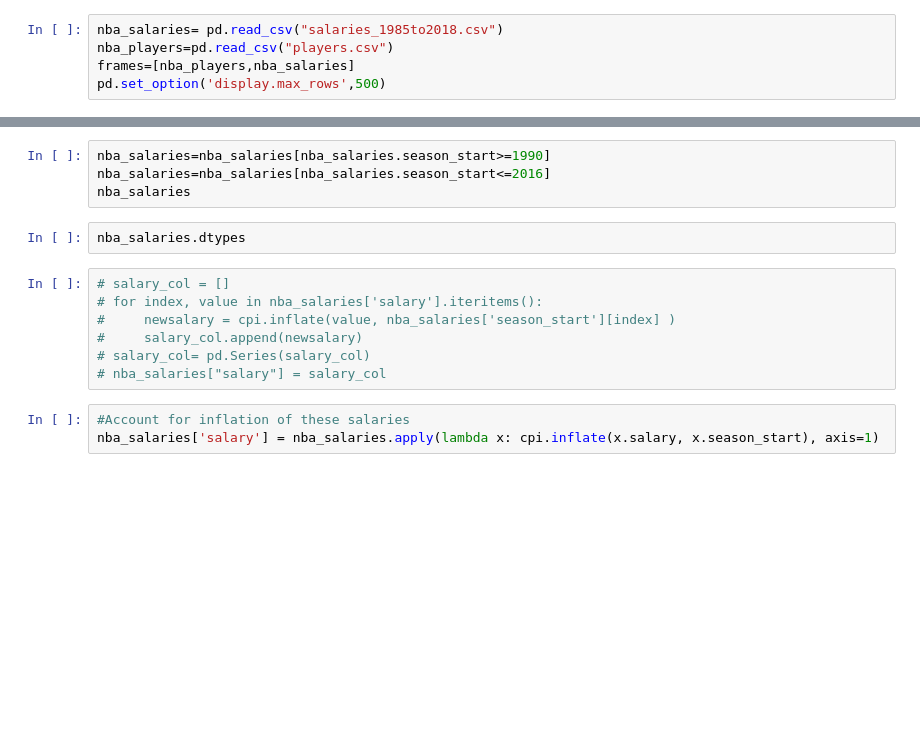
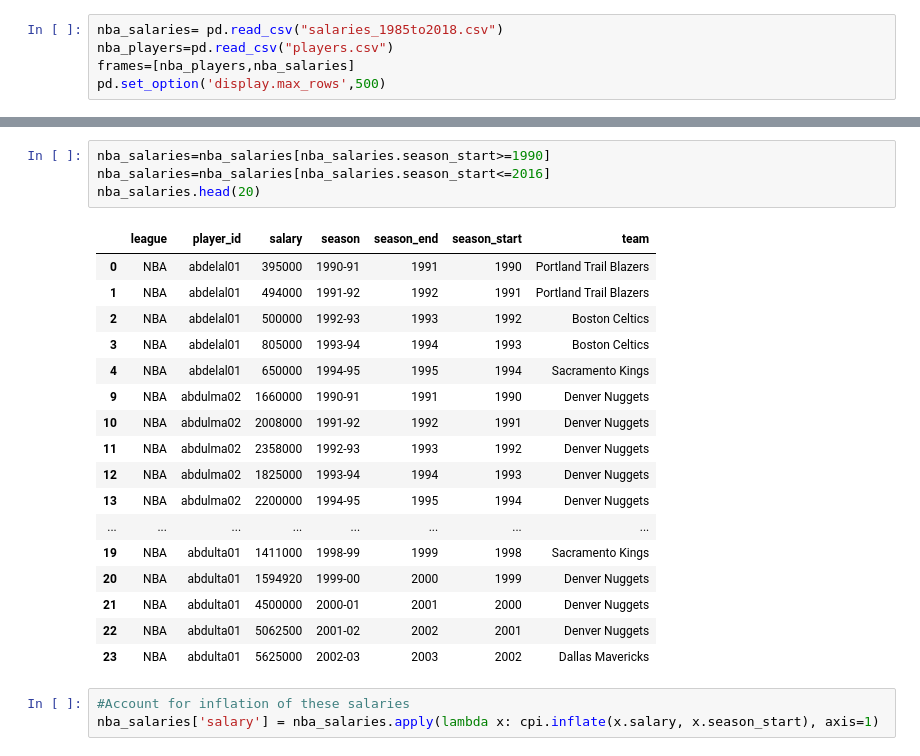
Before and after one commit to m6cortez/COGS_118B_Project, a Jupyter notebook: NBA_Salaries(Inflation Adjusted).ipynb, the cells around one changed output, grey strips where cells are left out. Saved outputs shown, nothing was run; the diff lists cells and outputs as text; blank space fills up the shorter version.

```diff
--- a/NBA_Salaries(Inflation Adjusted).ipynb
+++ b/NBA_Salaries(Inflation Adjusted).ipynb
@@ -18,16 +36,25 @@ nba_salaries.shape
 # %%
 nba_salaries=nba_salaries[nba_salaries.season_start>=1990]
 nba_salaries=nba_salaries[nba_salaries.season_start<=2016]
-nba_salaries
+nba_salaries.head(20)
+# %% [output]
+|  | league | player_id | salary | season | season_end | season_start | team |
+| 0 | NBA | abdelal01 | 395000 | 1990-91 | 1991 | 1990 | Portland Trail Blazers |
+| 1 | NBA | abdelal01 | 494000 | 1991-92 | 1992 | 1991 | Portland Trail Blazers |
+| 2 | NBA | abdelal01 | 500000 | 1992-93 | 1993 | 1992 | Boston Celtics |
+| 3 | NBA | abdelal01 | 805000 | 1993-94 | 1994 | 1993 | Boston Celtics |
+| 4 | NBA | abdelal01 | 650000 | 1994-95 | 1995 | 1994 | Sacramento Kings |
+| 9 | NBA | abdulma02 | 1660000 | 1990-91 | 1991 | 1990 | Denver Nuggets |
+| 10 | NBA | abdulma02 | 2008000 | 1991-92 | 1992 | 1991 | Denver Nuggets |
+| 11 | NBA | abdulma02 | 2358000 | 1992-93 | 1993 | 1992 | Denver Nuggets |
+| 12 | NBA | abdulma02 | 1825000 | 1993-94 | 1994 | 1993 | Denver Nuggets |
+| 13 | NBA | abdulma02 | 2200000 | 1994-95 | 1995 | 1994 | Denver Nuggets |
+| ... | ... | ... | ... | ... | ... | ... | ... |
+| 19 | NBA | abdulta01 | 1411000 | 1998-99 | 1999 | 1998 | Sacramento Kings |
+| 20 | NBA | abdulta01 | 1594920 | 1999-00 | 2000 | 1999 | Denver Nuggets |
+| 21 | NBA | abdulta01 | 4500000 | 2000-01 | 2001 | 2000 | Denver Nuggets |
+| 22 | NBA | abdulta01 | 5062500 | 2001-02 | 2002 | 2001 | Denver Nuggets |
+| 23 | NBA | abdulta01 | 5625000 | 2002-03 | 2003 | 2002 | Dallas Mavericks |
-# %%
-nba_salaries.dtypes
-# %%
-# salary_col = []
-# for index, value in nba_salaries['salary'].iteritems():
-#     newsalary = cpi.inflate(value, nba_salaries['season_start'][index] )
-#     salary_col.append(newsalary)
-# salary_col= pd.Series(salary_col)
-# nba_salaries["salary"] = salary_col
 # %%
 #Account for inflation of these salaries
 nba_salaries['salary'] = nba_salaries.apply(lambda x: cpi.inflate(x.salary, x.season_start), axis=1)
```
Also changed, not shown: parts of 20 cells of this notebook.
